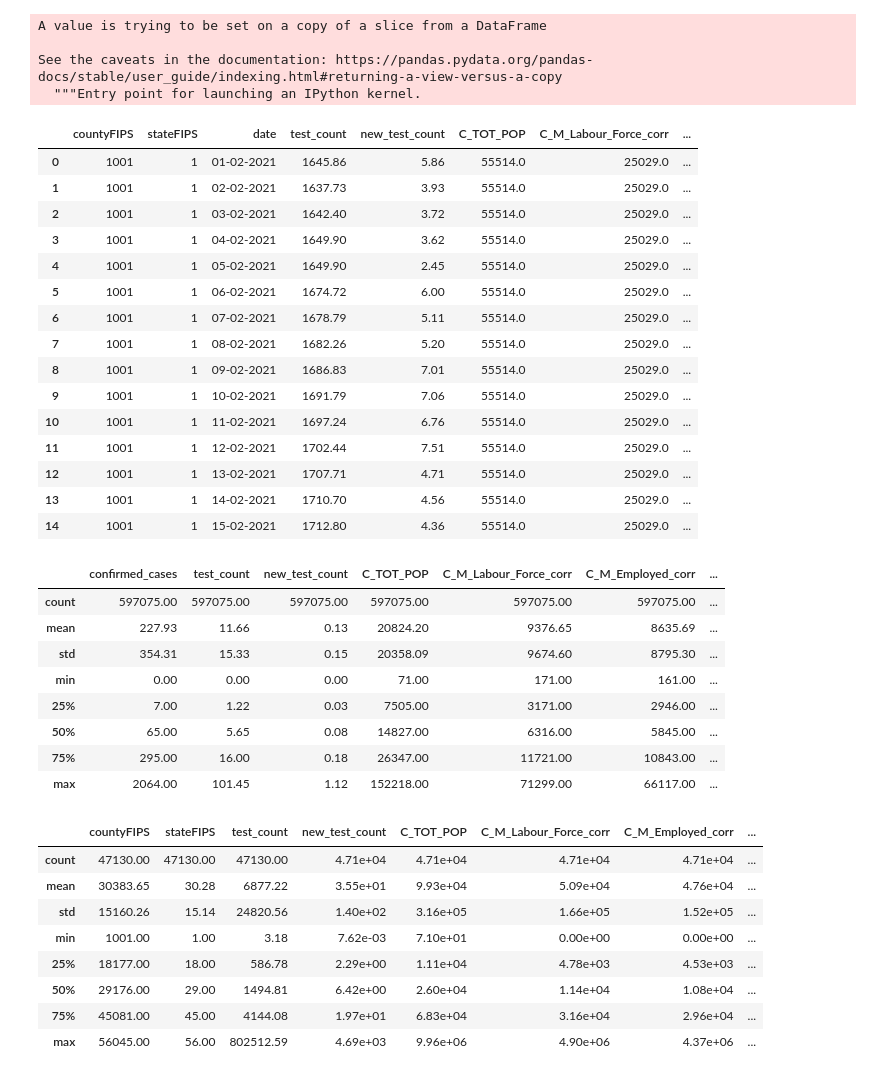
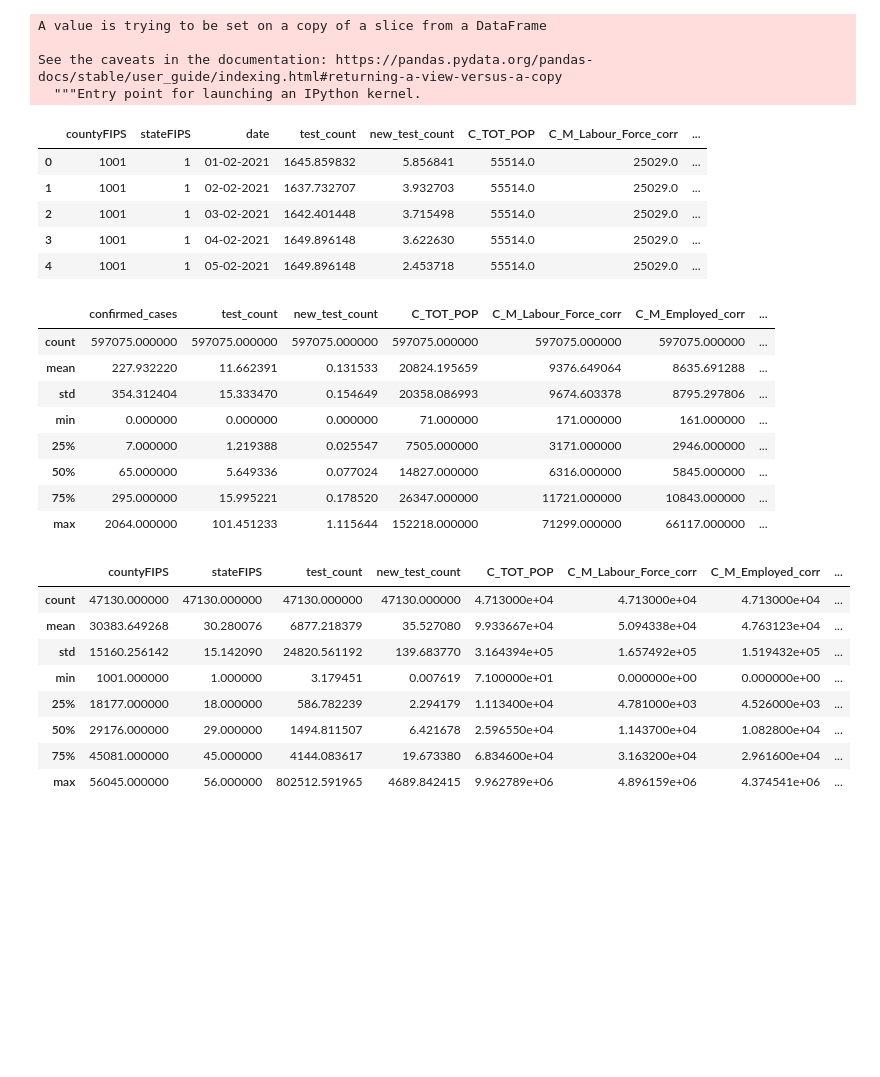
Before and after one commit to Devanshu703/Coursera_Capstone, a Jupyter notebook: covid_county_wise.ipynb, the cells around one changed output. Cells and saved outputs as stored; diff of their text form; code cells hidden in the pictures; blank space fills up the shorter version.

```diff
--- a/covid_county_wise.ipynb
+++ b/covid_county_wise.ipynb
@@ -51,9 +49,6 @@ memory usage: 737.8+ MB
 df.shape
 # %% [output]
 (1179375, 82)
-# %%
-pd.set_option('display.max.columns',None)
-pd.set_option('display.precision',2)
 # %%
 df.head()
 # %% [output]
@@ -713,48 +432,38 @@ A value is trying to be set on a copy of a slice from a DataFrame
 See the caveats in the documentation: https://pandas.pydata.org/pandas-docs/stable/user_guide/indexing.html#returning-a-view-versus-a-copy
   """Entry point for launching an IPython kernel.
 # %%
-validation_df.head(15)
+validation_df.head()
 # %% [output]
 |  | countyFIPS | stateFIPS | date | test_count | new_test_count | C_TOT_POP | C_M_Labour_Force_corr | ... |
-| 0 | 1001 | 1 | 01-02-2021 | 1645.86 | 5.86 | 55514.0 | 25029.0 | ... |
-| 1 | 1001 | 1 | 02-02-2021 | 1637.73 | 3.93 | 55514.0 | 25029.0 | ... |
-| 2 | 1001 | 1 | 03-02-2021 | 1642.40 | 3.72 | 55514.0 | 25029.0 | ... |
-| 3 | 1001 | 1 | 04-02-2021 | 1649.90 | 3.62 | 55514.0 | 25029.0 | ... |
-| 4 | 1001 | 1 | 05-02-2021 | 1649.90 | 2.45 | 55514.0 | 25029.0 | ... |
-| 5 | 1001 | 1 | 06-02-2021 | 1674.72 | 6.00 | 55514.0 | 25029.0 | ... |
-| 6 | 1001 | 1 | 07-02-2021 | 1678.79 | 5.11 | 55514.0 | 25029.0 | ... |
-| 7 | 1001 | 1 | 08-02-2021 | 1682.26 | 5.20 | 55514.0 | 25029.0 | ... |
-| 8 | 1001 | 1 | 09-02-2021 | 1686.83 | 7.01 | 55514.0 | 25029.0 | ... |
-| 9 | 1001 | 1 | 10-02-2021 | 1691.79 | 7.06 | 55514.0 | 25029.0 | ... |
-| 10 | 1001 | 1 | 11-02-2021 | 1697.24 | 6.76 | 55514.0 | 25029.0 | ... |
-| 11 | 1001 | 1 | 12-02-2021 | 1702.44 | 7.51 | 55514.0 | 25029.0 | ... |
-| 12 | 1001 | 1 | 13-02-2021 | 1707.71 | 4.71 | 55514.0 | 25029.0 | ... |
-| 13 | 1001 | 1 | 14-02-2021 | 1710.70 | 4.56 | 55514.0 | 25029.0 | ... |
-| 14 | 1001 | 1 | 15-02-2021 | 1712.80 | 4.36 | 55514.0 | 25029.0 | ... |
+| 0 | 1001 | 1 | 01-02-2021 | 1645.859832 | 5.856841 | 55514.0 | 25029.0 | ... |
+| 1 | 1001 | 1 | 02-02-2021 | 1637.732707 | 3.932703 | 55514.0 | 25029.0 | ... |
+| 2 | 1001 | 1 | 03-02-2021 | 1642.401448 | 3.715498 | 55514.0 | 25029.0 | ... |
+| 3 | 1001 | 1 | 04-02-2021 | 1649.896148 | 3.622630 | 55514.0 | 25029.0 | ... |
+| 4 | 1001 | 1 | 05-02-2021 | 1649.896148 | 2.453718 | 55514.0 | 25029.0 | ... |
 # %%
 df1.describe()
 # %% [output]
 |  | confirmed_cases | test_count | new_test_count | C_TOT_POP | C_M_Labour_Force_corr | C_M_Employed_corr | ... |
-| count | 597075.00 | 597075.00 | 597075.00 | 597075.00 | 597075.00 | 597075.00 | ... |
-| mean | 227.93 | 11.66 | 0.13 | 20824.20 | 9376.65 | 8635.69 | ... |
-| std | 354.31 | 15.33 | 0.15 | 20358.09 | 9674.60 | 8795.30 | ... |
-| min | 0.00 | 0.00 | 0.00 | 71.00 | 171.00 | 161.00 | ... |
-| 25% | 7.00 | 1.22 | 0.03 | 7505.00 | 3171.00 | 2946.00 | ... |
-| 50% | 65.00 | 5.65 | 0.08 | 14827.00 | 6316.00 | 5845.00 | ... |
-| 75% | 295.00 | 16.00 | 0.18 | 26347.00 | 11721.00 | 10843.00 | ... |
-| max | 2064.00 | 101.45 | 1.12 | 152218.00 | 71299.00 | 66117.00 | ... |
+| count | 597075.000000 | 597075.000000 | 597075.000000 | 597075.000000 | 597075.000000 | 597075.000000 | ... |
+| mean | 227.932220 | 11.662391 | 0.131533 | 20824.195659 | 9376.649064 | 8635.691288 | ... |
+| std | 354.312404 | 15.333470 | 0.154649 | 20358.086993 | 9674.603378 | 8795.297806 | ... |
+| min | 0.000000 | 0.000000 | 0.000000 | 71.000000 | 171.000000 | 161.000000 | ... |
+| 25% | 7.000000 | 1.219388 | 0.025547 | 7505.000000 | 3171.000000 | 2946.000000 | ... |
+| 50% | 65.000000 | 5.649336 | 0.077024 | 14827.000000 | 6316.000000 | 5845.000000 | ... |
+| 75% | 295.000000 | 15.995221 | 0.178520 | 26347.000000 | 11721.000000 | 10843.000000 | ... |
+| max | 2064.000000 | 101.451233 | 1.115644 | 152218.000000 | 71299.000000 | 66117.000000 | ... |
 # %%
 validation_df.describe()
 # %% [output]
 |  | countyFIPS | stateFIPS | test_count | new_test_count | C_TOT_POP | C_M_Labour_Force_corr | C_M_Employed_corr | ... |
-| count | 47130.00 | 47130.00 | 47130.00 | 4.71e+04 | 4.71e+04 | 4.71e+04 | 4.71e+04 | ... |
-| mean | 30383.65 | 30.28 | 6877.22 | 3.55e+01 | 9.93e+04 | 5.09e+04 | 4.76e+04 | ... |
-| std | 15160.26 | 15.14 | 24820.56 | 1.40e+02 | 3.16e+05 | 1.66e+05 | 1.52e+05 | ... |
-| min | 1001.00 | 1.00 | 3.18 | 7.62e-03 | 7.10e+01 | 0.00e+00 | 0.00e+00 | ... |
-| 25% | 18177.00 | 18.00 | 586.78 | 2.29e+00 | 1.11e+04 | 4.78e+03 | 4.53e+03 | ... |
-| 50% | 29176.00 | 29.00 | 1494.81 | 6.42e+00 | 2.60e+04 | 1.14e+04 | 1.08e+04 | ... |
-| 75% | 45081.00 | 45.00 | 4144.08 | 1.97e+01 | 6.83e+04 | 3.16e+04 | 2.96e+04 | ... |
-| max | 56045.00 | 56.00 | 802512.59 | 4.69e+03 | 9.96e+06 | 4.90e+06 | 4.37e+06 | ... |
+| count | 47130.000000 | 47130.000000 | 47130.000000 | 47130.000000 | 4.713000e+04 | 4.713000e+04 | 4.713000e+04 | ... |
+| mean | 30383.649268 | 30.280076 | 6877.218379 | 35.527080 | 9.933667e+04 | 5.094338e+04 | 4.763123e+04 | ... |
+| std | 15160.256142 | 15.142090 | 24820.561192 | 139.683770 | 3.164394e+05 | 1.657492e+05 | 1.519432e+05 | ... |
+| min | 1001.000000 | 1.000000 | 3.179451 | 0.007619 | 7.100000e+01 | 0.000000e+00 | 0.000000e+00 | ... |
+| 25% | 18177.000000 | 18.000000 | 586.782239 | 2.294179 | 1.113400e+04 | 4.781000e+03 | 4.526000e+03 | ... |
+| 50% | 29176.000000 | 29.000000 | 1494.811507 | 6.421678 | 2.596550e+04 | 1.143700e+04 | 1.082800e+04 | ... |
+| 75% | 45081.000000 | 45.000000 | 4144.083617 | 19.673380 | 6.834600e+04 | 3.163200e+04 | 2.961600e+04 | ... |
+| max | 56045.000000 | 56.000000 | 802512.591965 | 4689.842415 | 9.962789e+06 | 4.896159e+06 | 4.374541e+06 | ... |
 # %%
 validation_df.to_csv('Result_final.csv')
 # %%
```
Also changed, not shown: parts of 23 cells of this notebook.
